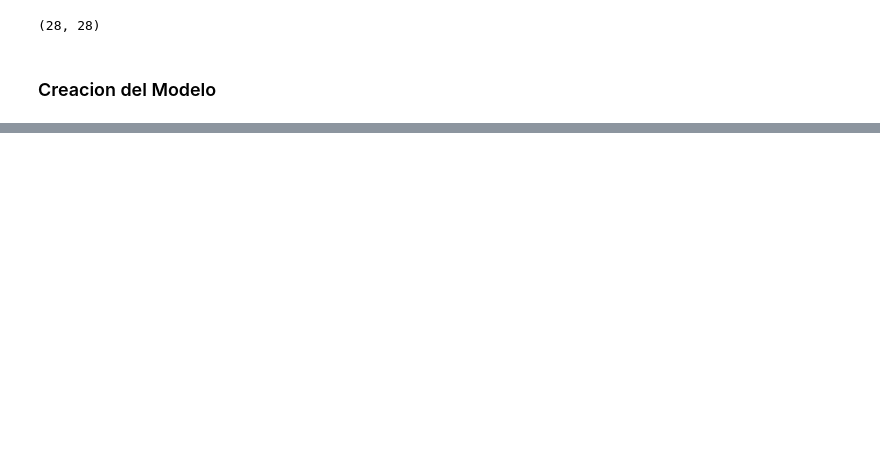
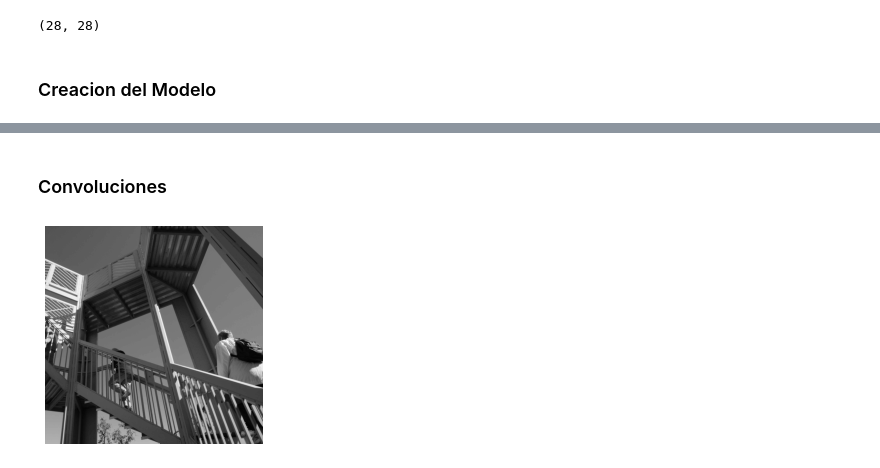
Before and after one commit to Gilberto-xyz/ML, a Jupyter notebook: Fashion MNIST.ipynb, the cells around one changed output, grey strips where cells are left out. Saved outputs shown, nothing was run; the diff lists cells and outputs as text; code cells hidden in the pictures; blank space fills up the shorter version.

```diff
--- a/Fashion MNIST.ipynb
+++ b/Fashion MNIST.ipynb
@@ -113,0 +171,16 @@ mlp_model = tf.keras.models.Sequential([])
+# %% [markdown]
+### Convoluciones
+# %%
+import numpy as np
+from scipy import misc
+import matplotlib.pyplot as plt
+
+# Cargar una imagen como muestra
+img = misc.ascent()
+
+plt.imshow(img, cmap='gray')
+plt.grid(False)
+plt.axis('off')
+plt.show()
+# %% [output]
+[figure, added]
```
Also changed, not shown: parts of 26 cells of this notebook.
